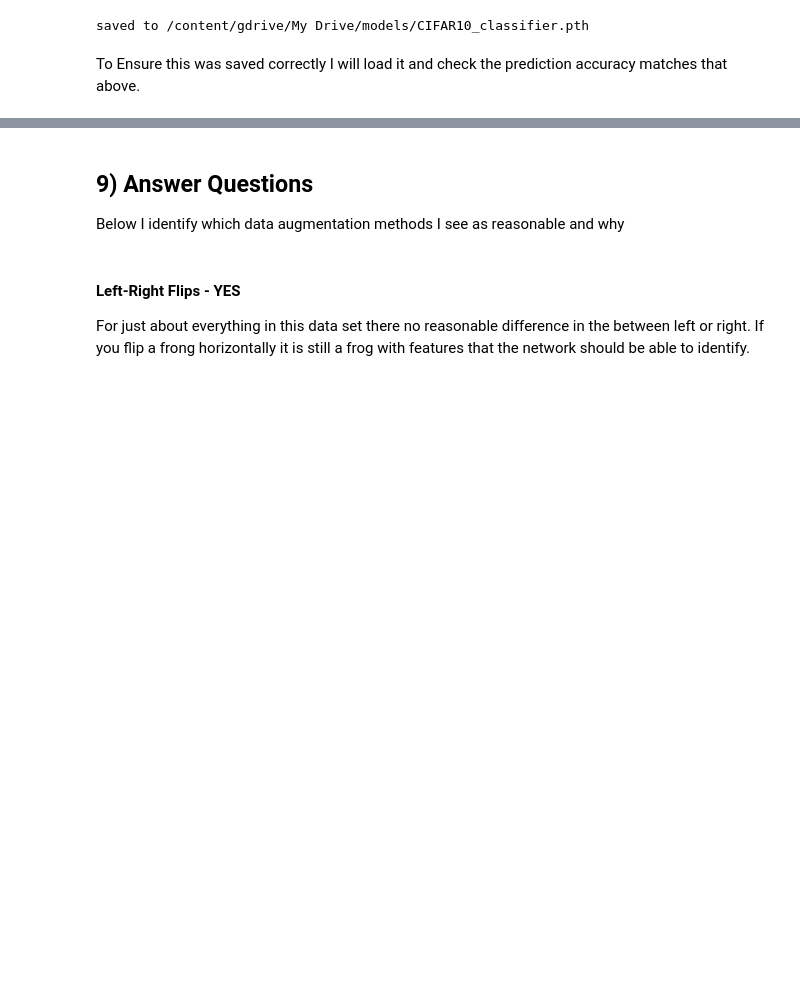
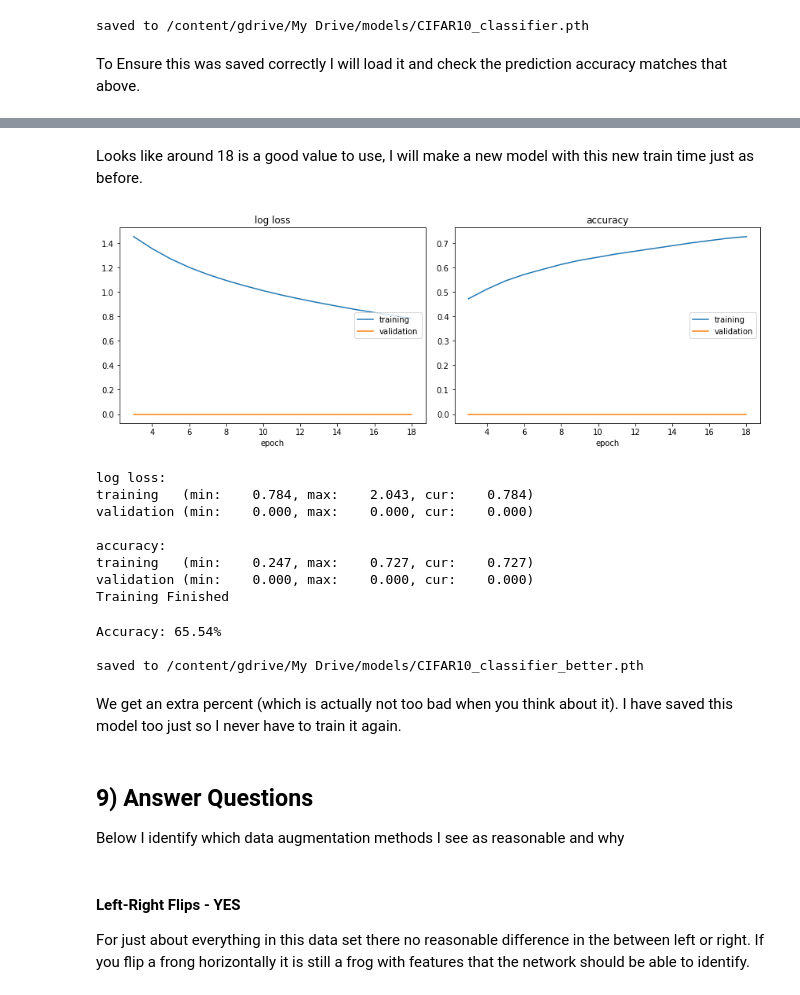
Before and after one commit to Boyne272/CIFAR10_Classifier, a Jupyter notebook: ACSE8_CW3.ipynb, the cells around one changed output, grey strips where cells are left out. Cells and saved outputs as stored; diff of their text form; code cells hidden in the pictures; blank space fills up the shorter version.

Commit message:
added bias to the models and a pre-overfitting model

```diff
--- a/ACSE8_CW3.ipynb
+++ b/ACSE8_CW3.ipynb
@@ -604,11 +611,11 @@ Though we have all the values stated above lets look at them side by side.
 # %%
 # calculate the final validation accuracies again
 wrappers = [wrapper_0, wrapper_3, wrapper_4, wrapper_5]
-accuracies = [w.validate()[1] for w in wrappers]
+max_acc = [w.liveloss.metrics_extrema['val_accuracy']['max'] for w in wrappers]
 decays = [0., 1e-3, 1e-4, 1e-5]
 
 # print them in a table
-print("Decay \t|   accuracy (%)", "\n-------------------------")
-for accuracy, decay in zip(accuracies, decays):
-    print(decay, "\t|  ", accuracy*100)
+print("Decay \t| Max Accuracy (%)", "\n-------------------------")
+for accuracy, decay in zip(max_acc, decays):
+    print(decay, "\t| %.2f " % (accuracy*100))
 # %% [output]
@@ -695,0 +711,15 @@ Accuracy: 62.55 %
+# %%
+# find the epoch at which max validation accuracy occured
+max_val_epoch = []
+for w in wrappers:
+    max_acc = w.liveloss.metrics_extrema['val_accuracy']['max']
+    for log in w.liveloss.logs:
+        if log["val_accuracy"] == max_acc:
+            max_val_epoch.append(log["_i"])
+avg = np.mean(max_val_epoch).astype(int)
+
+# print them in a table
+print("Decay \t| Epoch", "\n----------------")
+for epoch, decay in zip(max_val_epoch, decays):
+    print(decay, "\t| %i " % epoch)
+print("\nmean = ", avg)
@@ -696,3 +735,39 @@ Accuracy: 62.55 %
+# %% [markdown]
+Looks like around 18 is a good value to use, I will make a new model with this new train time just as before.
+# %%
+set_seed(Seed)
+model_best = LeNet5_CIFAR10().to(device)
+optimizer = torch.optim.SGD(model_best.parameters(), lr=Learning_Rate, momentum=Momentum, weight_decay=1e-3)
+criterion = nn.CrossEntropyLoss()
+
+wrapper_opt = train_wrapper(model_best, optimizer, full_loader, None, test_loader, criterion, device)
+wrapper_opt.train_model(avg)
+# %% [output]
+[figure, added]
+log loss:
+training   (min:    0.784, max:    2.043, cur:    0.784)
+validation (min:    0.000, max:    0.000, cur:    0.000)
+
+accuracy:
+training   (min:    0.247, max:    0.727, cur:    0.727)
+validation (min:    0.000, max:    0.000, cur:    0.000)
+Training Finished
+# %%
+# find the predicted and acutal outcomes
+predion, actual = wrapper_opt.evaluate()
+
+# first method to find the accuracy
+acc1 = (predion == actual).mean() * 100
+print("Accuracy: %.2f" % acc1 + "%\n")
+
+# save this model
+wrapper_opt.save_model(name="CIFAR10_classifier_better.pth", only_params=False)
+# %% [output]
+Accuracy: 65.54%
+
+saved to /content/gdrive/My Drive/models/CIFAR10_classifier_better.pth
+# %% [markdown]
+We get an extra percent (which is actually not too bad when you think about it). I have saved this model too just so I never have to train it again.
 # %% [markdown]
 ## 9) Answer Questions
 Below I identify which data augmentation methods I see as reasonable and why
```
Also changed, not shown: parts of 25 cells of this notebook, 2 other files.
